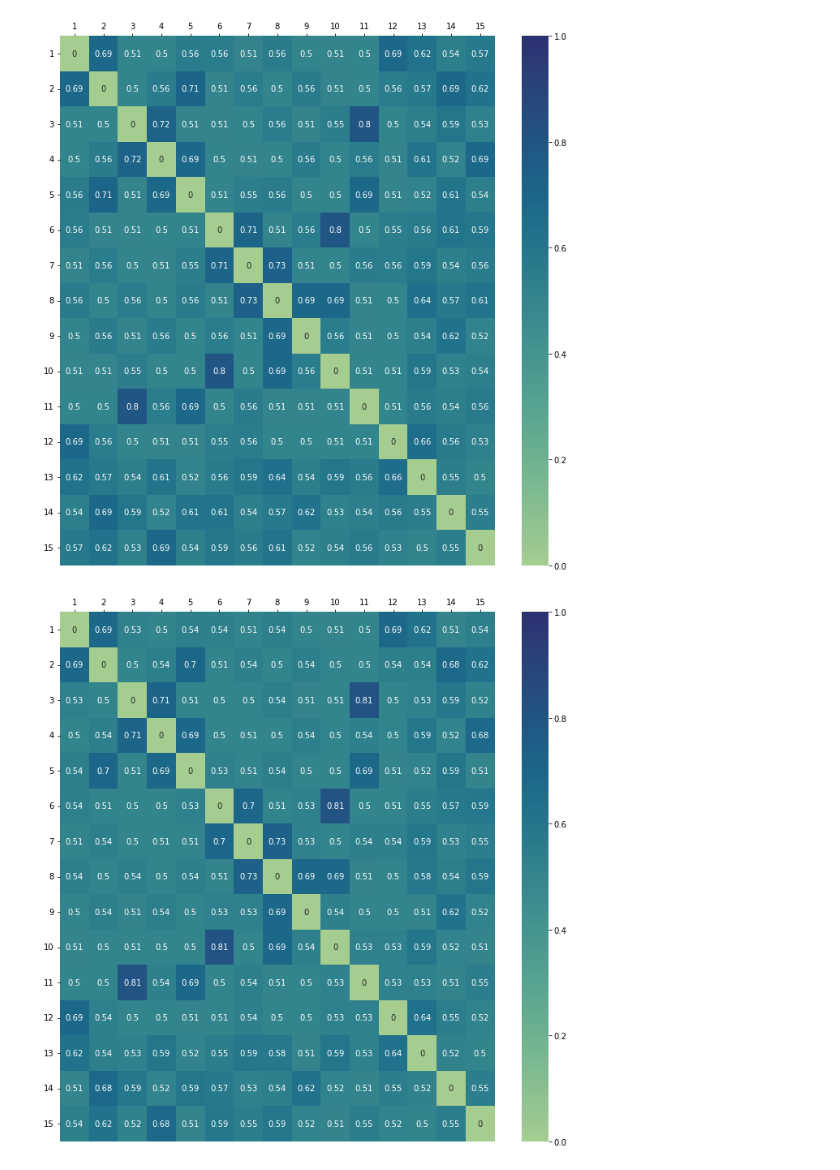
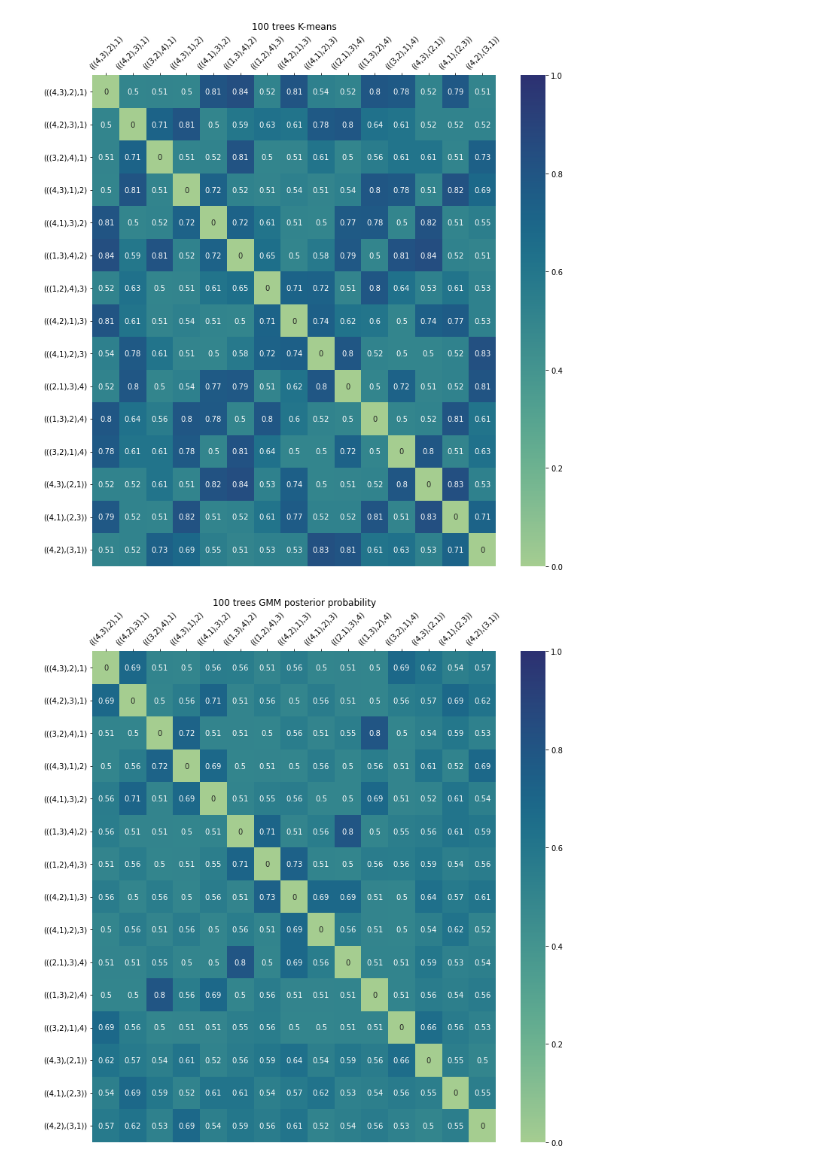
Before and after one commit to solislemuslab/PhyloClustering.jl, a Jupyter notebook: plot-heatmap.ipynb, the cells around one changed output. Saved outputs shown, nothing was run; the diff lists cells and outputs as text; code cells hidden in the pictures.

```diff
--- a/plot-heatmap.ipynb
+++ b/plot-heatmap.ipynb
@@ -16,20 +7,2 @@ plot.tick_params(axis='y', rotation=0)
-# %%
-df = pd.read_csv("./data/GMM_prob_4taxa.csv")
-df.index = df.index + 1
-plt.figure(figsize=(12,12))
-plot = sns.heatmap(df, annot=True, cmap="crest",vmin = 0, vmax = 1);
-plot.xaxis.tick_top()
-plot.tick_params(axis='y', rotation=0)
-# %% [output]
-[figure, removed]
-# %%
-df = pd.read_csv("./data/GMM_llpg_4taxa.csv")
-df.index = df.index + 1
-plt.figure(figsize=(12,12))
-plot = sns.heatmap(df, annot=True, cmap="crest",vmin = 0, vmax = 1);
-plot.xaxis.tick_top()
-plot.tick_params(axis='y', rotation=0)
-# %% [output]
-[figure, removed]
 # %%
 # function to plot heatmap for 15 trees with their changed trees
@@ -43,0 +25,36 @@ def plot_heatmap(df_list):
+# %%
+df = pd.read_csv("./data/kmeans_4taxa_100.csv")
+df.columns = trees
+df.index = trees
+
+plt.figure(figsize=(12,12))
+plt.title('100 trees K-means')
+plot = sns.heatmap(df, annot=True, cmap="crest",vmin = 0, vmax = 1);
+plot.xaxis.tick_top()
+plot.tick_params(axis='x', rotation=45)
+plot.tick_params(axis='y', rotation=0)
+
+df = pd.read_csv("./data/GMM_prob_4taxa_100.csv")
+df.columns = trees
+df.index = trees
+
+plt.figure(figsize=(12,12))
+plt.title('100 trees GMM posterior probability')
+plot = sns.heatmap(df, annot=True, cmap="crest",vmin = 0, vmax = 1);
+plot.xaxis.tick_top()
+plot.tick_params(axis='x', rotation=45)
+plot.tick_params(axis='y', rotation=0)
+
+df = pd.read_csv("./data/GMM_llpg_4taxa_100.csv")
+df.columns = trees
+df.index = trees
+
+plt.figure(figsize=(12,12))
+plt.title('100 trees GMM log likelihood')
+plot = sns.heatmap(df, annot=True, cmap="crest",vmin = 0, vmax = 1);
+plot.xaxis.tick_top()
+plot.tick_params(axis='x', rotation=45)
+plot.tick_params(axis='y', rotation=0)
+# %% [output]
+[figure, added]
+[figure, added]
```
Also changed, not shown: parts of 11 cells of this notebook, 2 other files.
